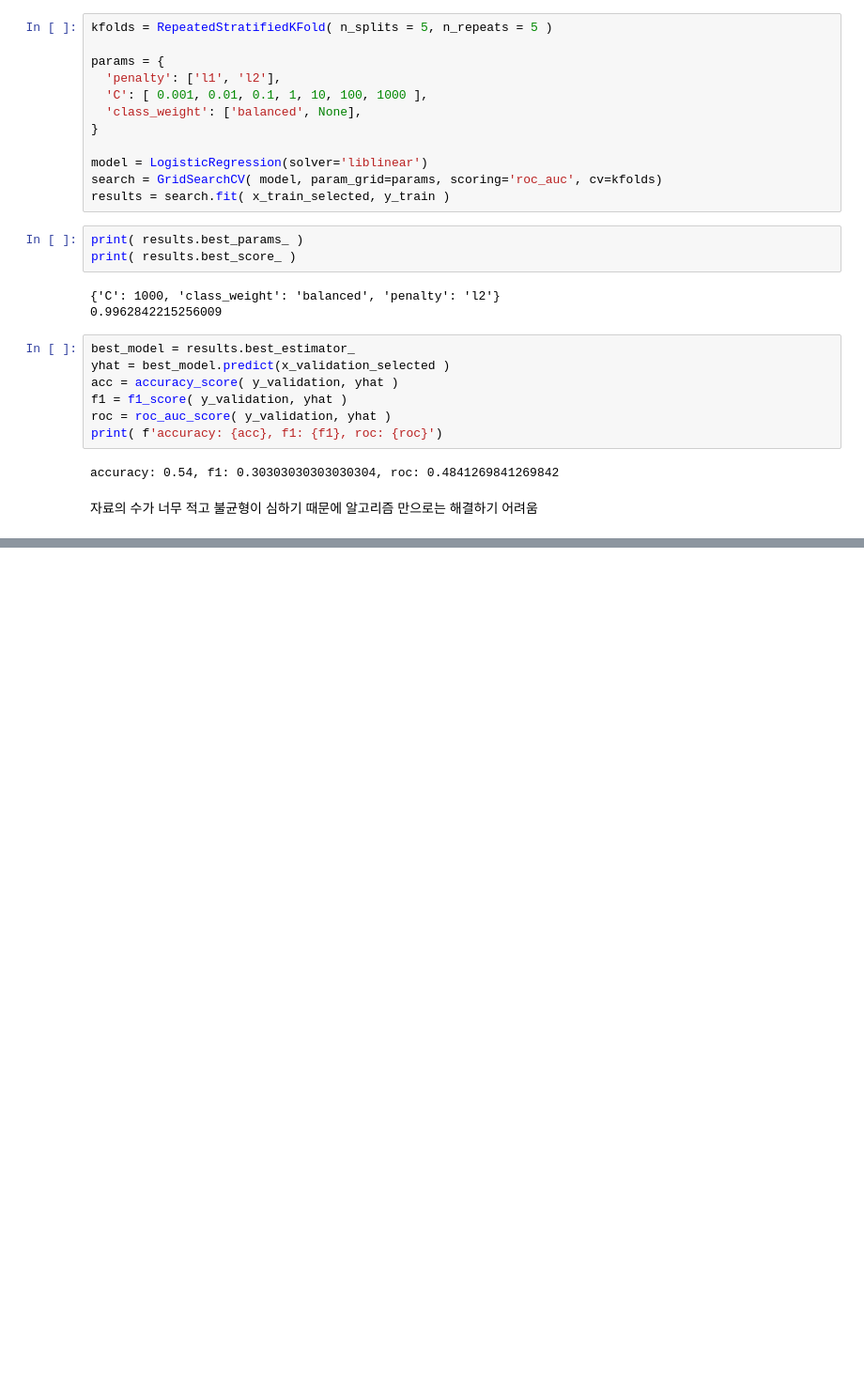
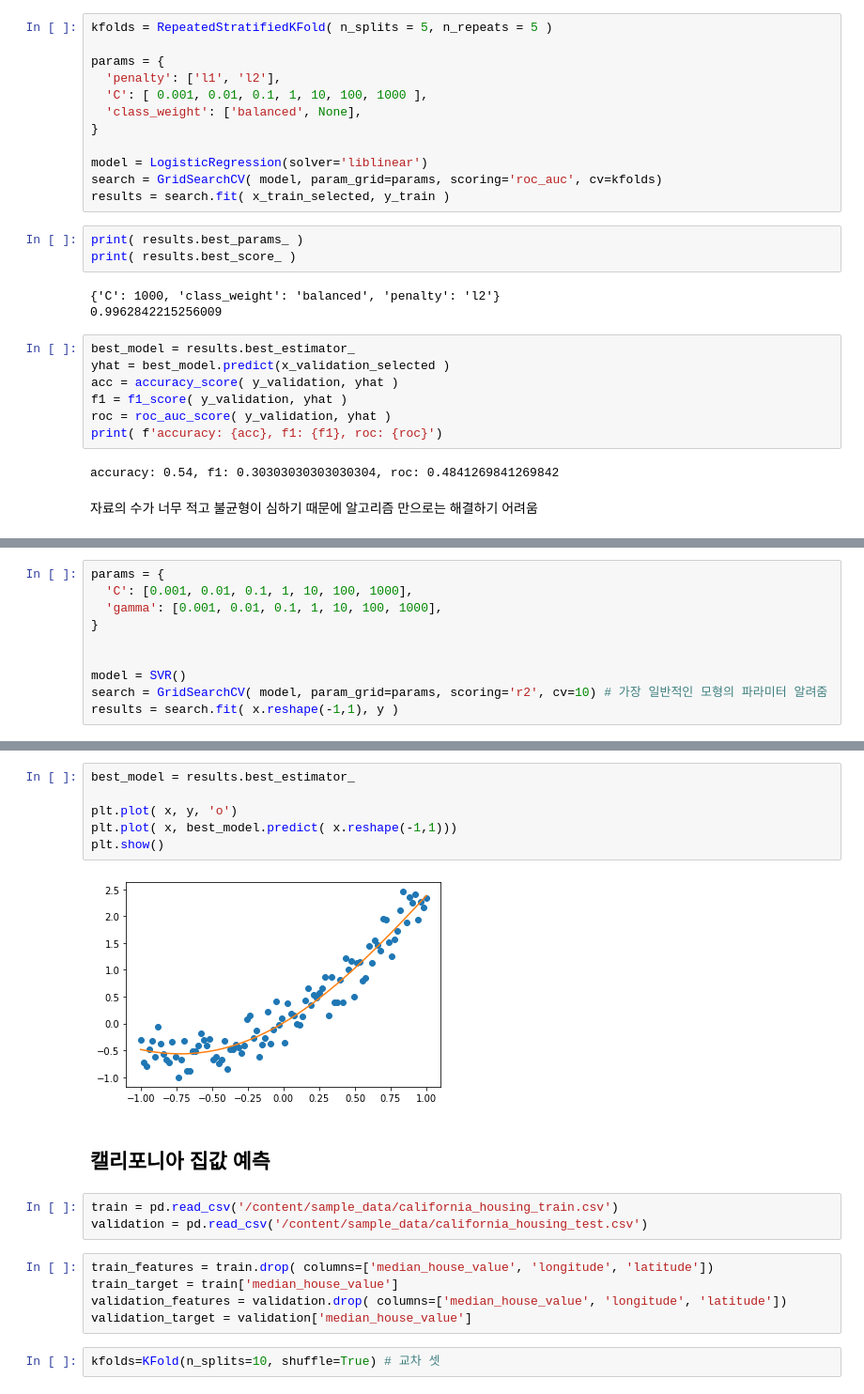
Before and after one commit to heewon330/TIL2, a Jupyter notebook: TIL2/machine_learning/ML_SVM.ipynb, the cells around one changed output, grey strips where cells are left out. Shown at 94% size. Cells and saved outputs as stored; diff of their text form; blank space fills up the shorter version.

```diff
--- a/TIL2/machine_learning/ML_SVM.ipynb
+++ b/TIL2/machine_learning/ML_SVM.ipynb
@@ -655,0 +698,10 @@ accuracy: 0.54, f1: 0.30303030303030304, roc: 0.4841269841269842
+# %%
+params = {
+  'C': [0.001, 0.01, 0.1, 1, 10, 100, 1000],
+  'gamma': [0.001, 0.01, 0.1, 1, 10, 100, 1000],
+}
+
+
+model = SVR()
+search = GridSearchCV( model, param_grid=params, scoring='r2', cv=10) # 가장 일반적인 모형의 파라미터 알려줌
+results = search.fit( x.reshape(-1,1), y )
@@ -655,0 +723,20 @@ accuracy: 0.54, f1: 0.30303030303030304, roc: 0.4841269841269842
+# %%
+best_model = results.best_estimator_
+
+plt.plot( x, y, 'o')
+plt.plot( x, best_model.predict( x.reshape(-1,1)))
+plt.show()
+# %% [output]
+[figure, added]
+# %% [markdown]
+## 캘리포니아 집값 예측
+# %%
+train = pd.read_csv('/content/sample_data/california_housing_train.csv')
+validation = pd.read_csv('/content/sample_data/california_housing_test.csv')
+# %%
+train_features = train.drop( columns=['median_house_value', 'longitude', 'latitude'])
+train_target = train['median_house_value']
+validation_features = validation.drop( columns=['median_house_value', 'longitude', 'latitude'])
+validation_target = validation['median_house_value']
+# %%
+kfolds=KFold(n_splits=10, shuffle=True) # 교차 셋
```
Also changed, not shown: parts of 36 cells of this notebook, 1 other file.
